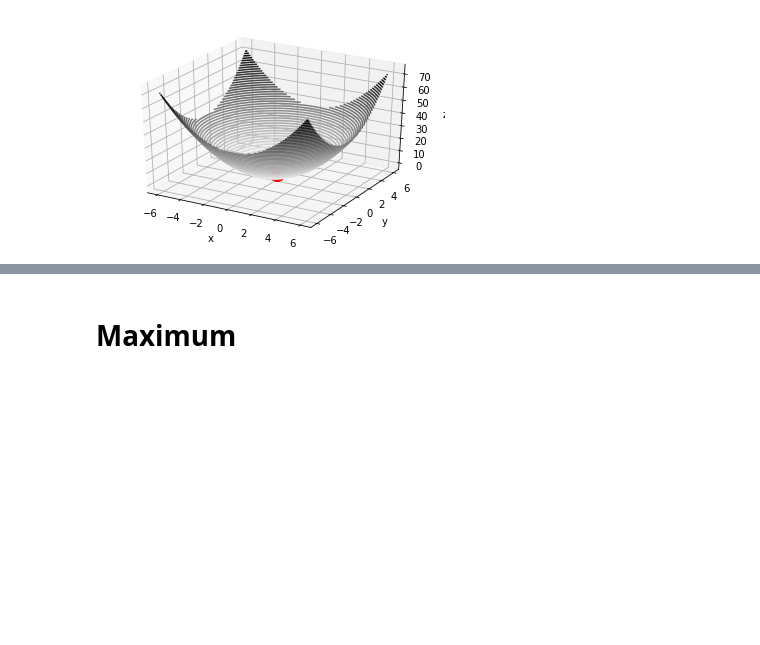
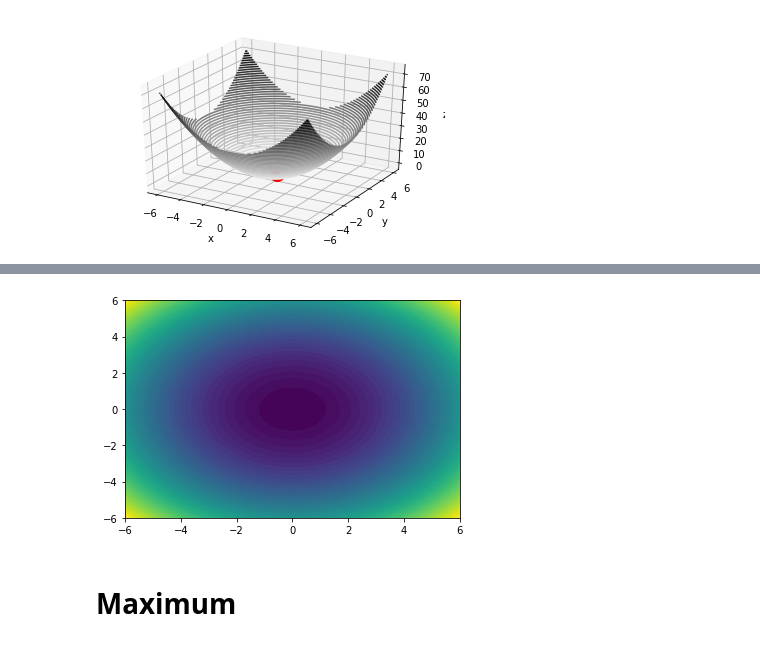
Before and after one commit to Michael-Siri/AI-CAP4630, a Jupyter notebook: HW_2/Homework2Question1.ipynb, the cells around one changed output, grey strips where cells are left out. Saved outputs shown, nothing was run; the diff lists cells and outputs as text; code cells hidden in the pictures; blank space fills up the shorter version.

```diff
--- a/HW_2/Homework2Question1.ipynb
+++ b/HW_2/Homework2Question1.ipynb
@@ -33,3 +48,9 @@ ax.scatter(x[25], y[25], alpha=1, color='r', s=200)
+# %%
+#Density Plot
+plt.contourf(X,Y,Z,50)
+plt.show()
+# %% [output]
+[figure, added]
 # %% [markdown]
 # Maximum
 # %%
```
Also changed, not shown: parts of 8 cells of this notebook.
